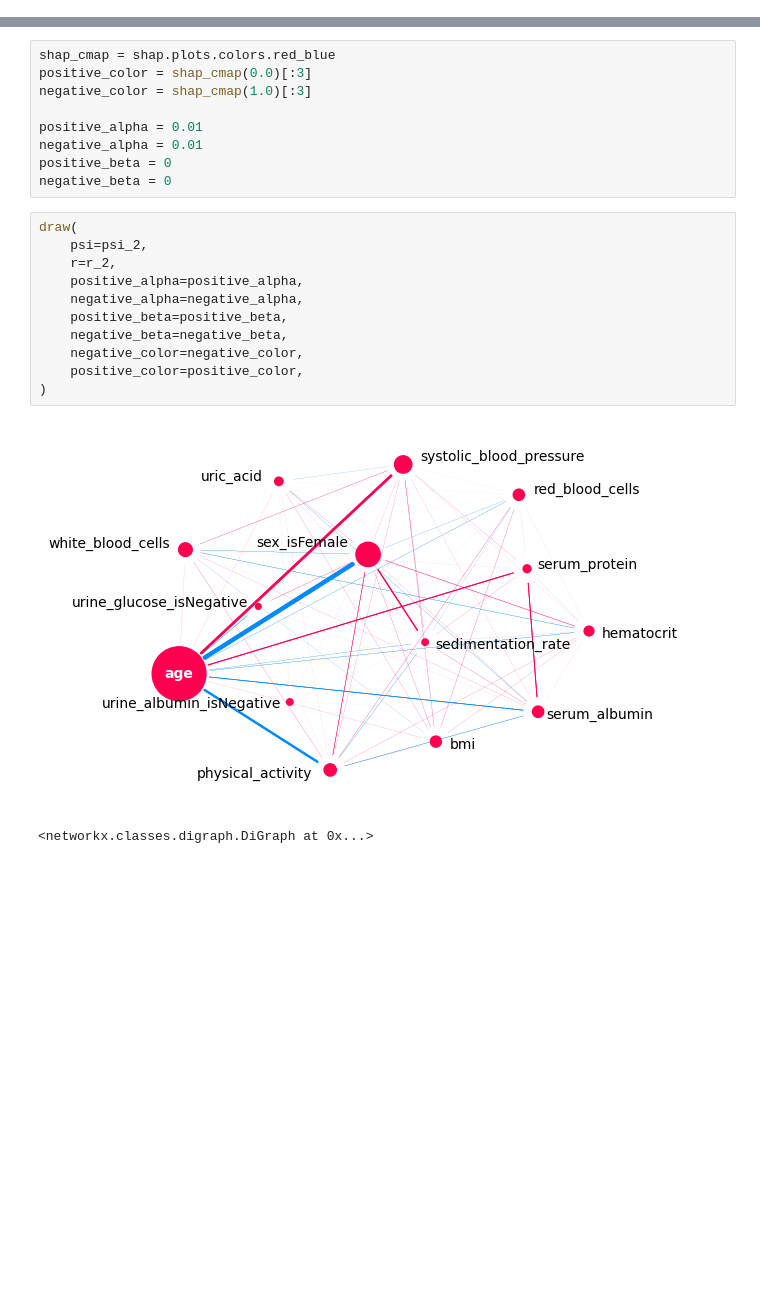
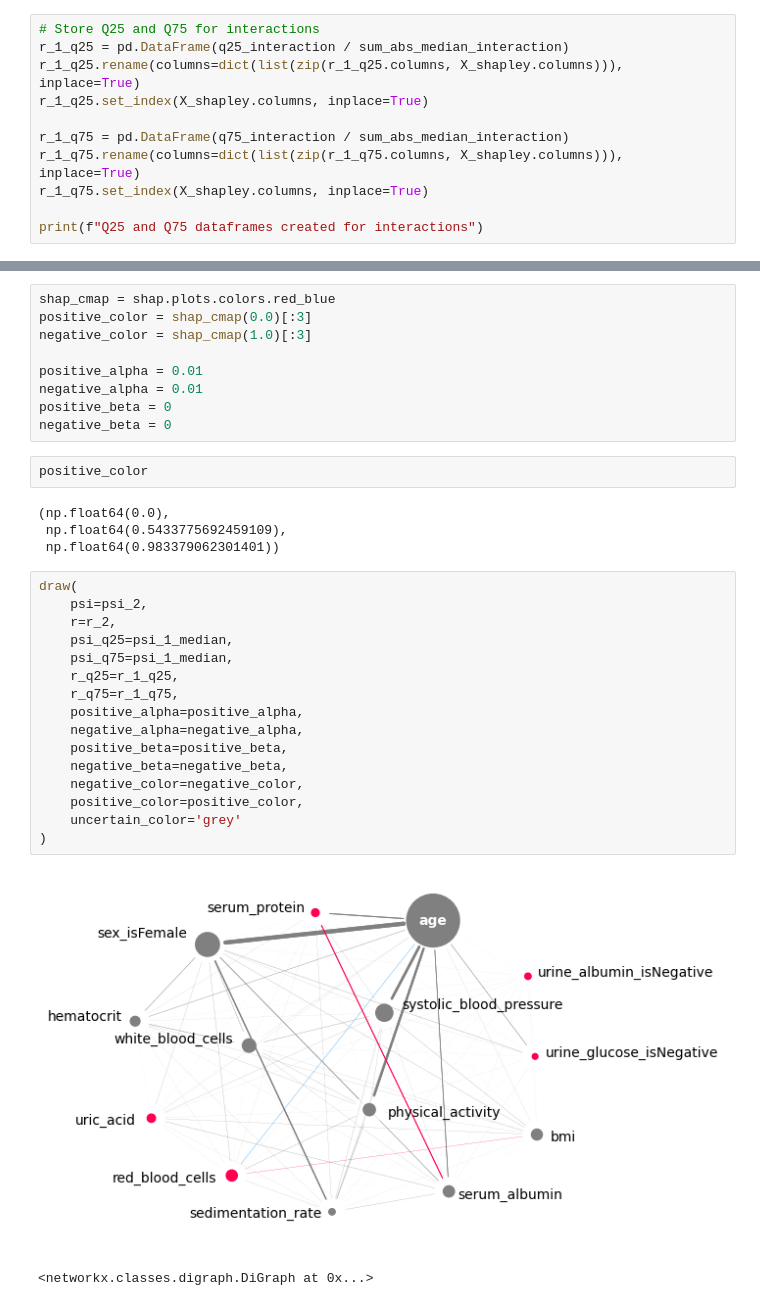
Before and after one commit to perez-sechi/IJAR-python, a Jupyter notebook: run/shap_network_median_iqr.ipynb, the cells around one changed output, grey strips where cells are left out. Cells and saved outputs as stored; diff of their text form; blank space fills up the shorter version.

```diff
--- a/run/shap_network_median_iqr.ipynb
+++ b/run/shap_network_median_iqr.ipynb
@@ -107,3 +107,14 @@ print(f"Mean IQR for interactions: {iqr_interaction.mean():.6f}")
 # %% [output]
 Median-based edge weights (r) computed
 Mean IQR for interactions: 0.000136
+# %%
+# Store Q25 and Q75 for interactions
+r_1_q25 = pd.DataFrame(q25_interaction / sum_abs_median_interaction)
+r_1_q25.rename(columns=dict(list(zip(r_1_q25.columns, X_shapley.columns))), inplace=True)
+r_1_q25.set_index(X_shapley.columns, inplace=True)
+
+r_1_q75 = pd.DataFrame(q75_interaction / sum_abs_median_interaction)
+r_1_q75.rename(columns=dict(list(zip(r_1_q75.columns, X_shapley.columns))), inplace=True)
+r_1_q75.set_index(X_shapley.columns, inplace=True)
+
+print(f"Q25 and Q75 dataframes created for interactions")
@@ -125,17 +138,28 @@ positive_alpha = 0.01
 negative_alpha = 0.01
 positive_beta = 0
 negative_beta = 0
+# %%
+positive_color
+# %% [output]
+(np.float64(0.0),
+ np.float64(0.5433775692459109),
+ np.float64(0.983379062301401))
 # %%
 draw(
     psi=psi_2,
     r=r_2,
+    psi_q25=psi_1_median,
+    psi_q75=psi_1_median,
+    r_q25=r_1_q25,
+    r_q75=r_1_q75,
     positive_alpha=positive_alpha,
     negative_alpha=negative_alpha,
     positive_beta=positive_beta,
     negative_beta=negative_beta,
     negative_color=negative_color,
     positive_color=positive_color,
+    uncertain_color='grey'
 )
 # %% [output]
-[figure, old version]
+[figure, new version]
 <networkx.classes.digraph.DiGraph at 0x...>
```
Also changed, not shown: parts of 15 cells of this notebook.
